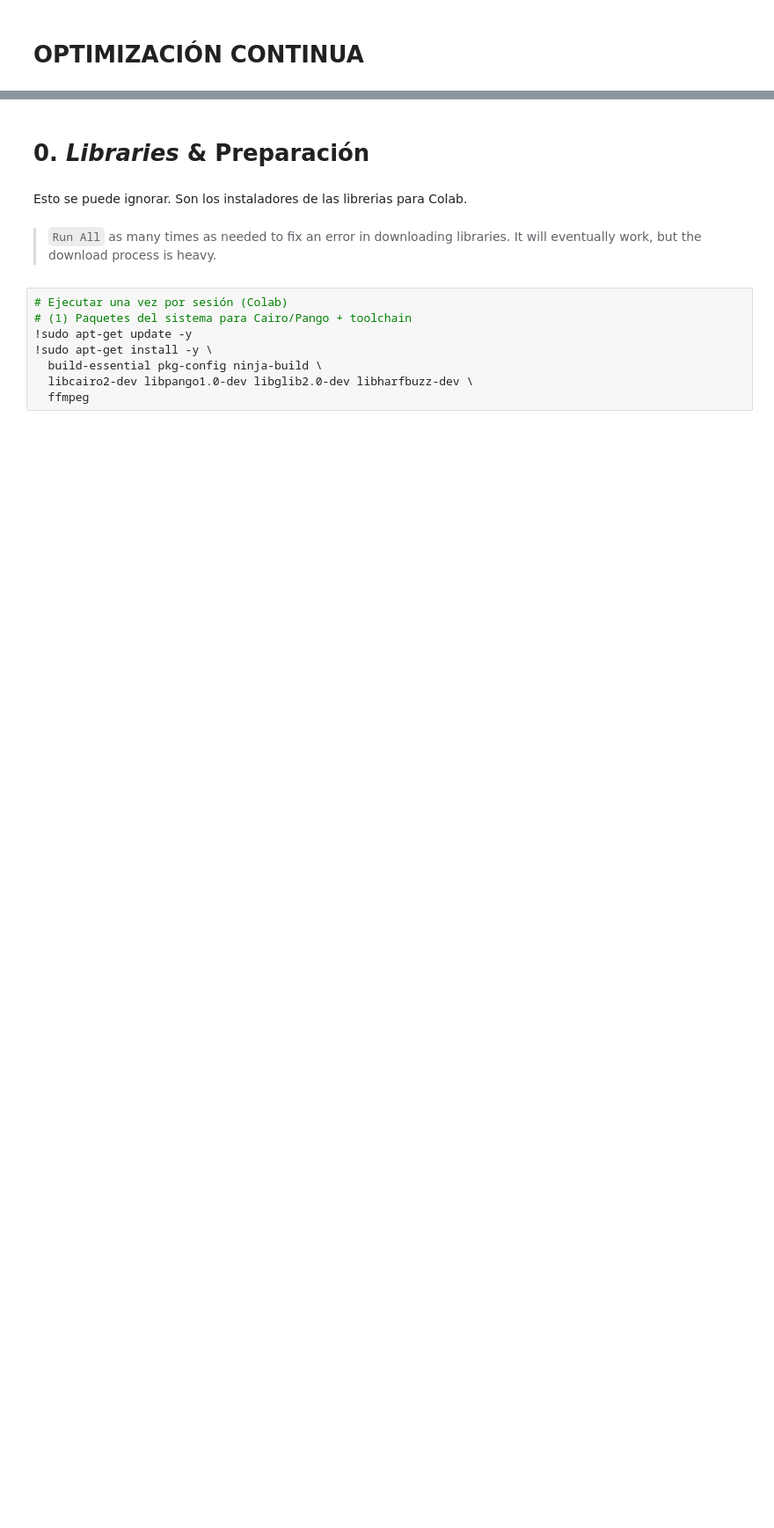
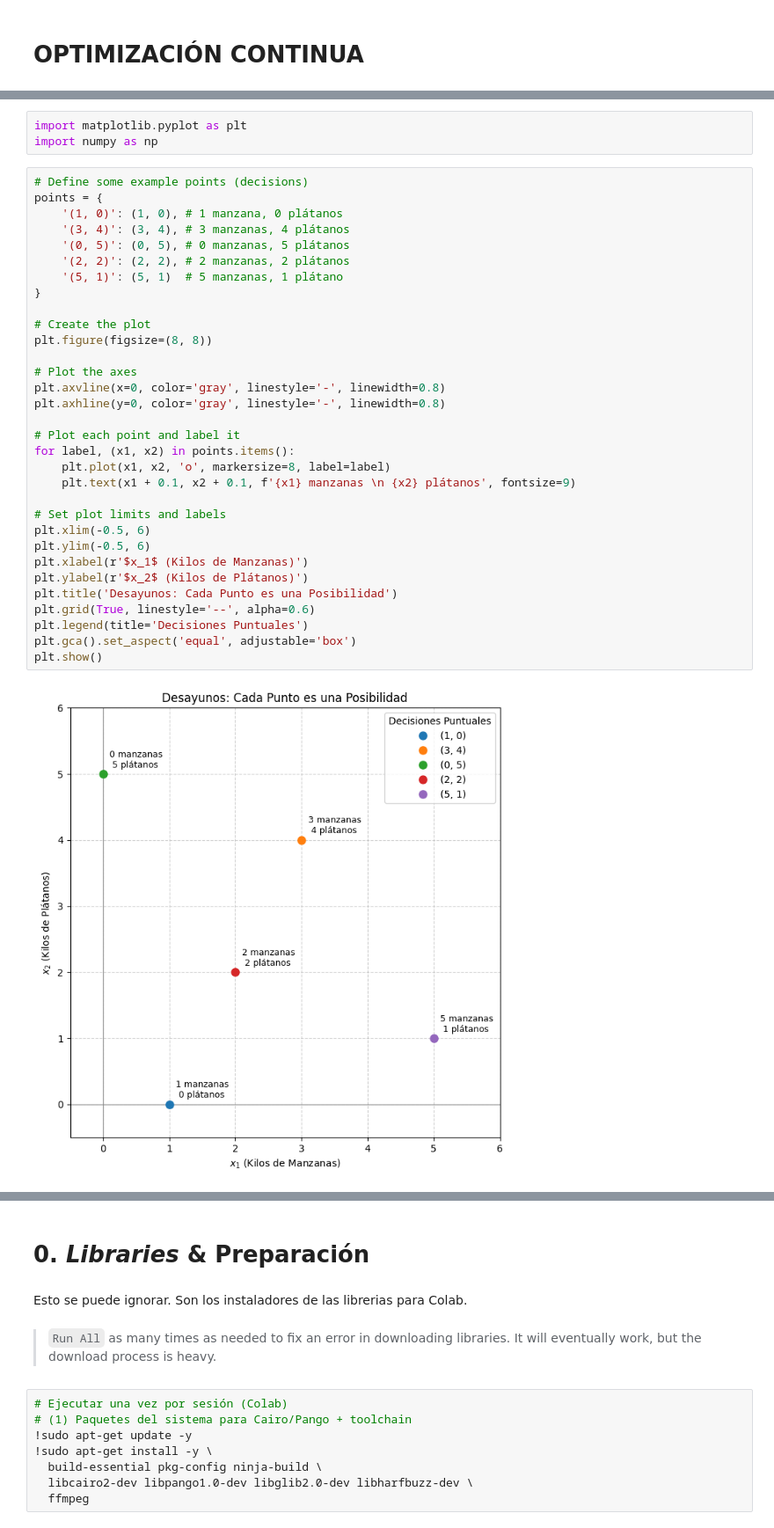
Before and after one commit to JulTob/Optimization, a Jupyter notebook: Optimization.ipynb, the cells around one changed output, grey strips where cells are left out. Shown at 88% size. Saved outputs shown, nothing was run; the diff lists cells and outputs as text; blank space fills up the shorter version.

```diff
--- a/Optimization.ipynb
+++ b/Optimization.ipynb
@@ -4,0 +176,37 @@
+# %%
+import matplotlib.pyplot as plt
+import numpy as np
+# %%
+# Define some example points (decisions)
+points = {
+    '(1, 0)': (1, 0), # 1 manzana, 0 plátanos
+    '(3, 4)': (3, 4), # 3 manzanas, 4 plátanos
+    '(0, 5)': (0, 5), # 0 manzanas, 5 plátanos
+    '(2, 2)': (2, 2), # 2 manzanas, 2 plátanos
+    '(5, 1)': (5, 1)  # 5 manzanas, 1 plátano
+}
+
+# Create the plot
+plt.figure(figsize=(8, 8))
+
+# Plot the axes
+plt.axvline(x=0, color='gray', linestyle='-', linewidth=0.8)
+plt.axhline(y=0, color='gray', linestyle='-', linewidth=0.8)
+
+# Plot each point and label it
+for label, (x1, x2) in points.items():
+    plt.plot(x1, x2, 'o', markersize=8, label=label)
+    plt.text(x1 + 0.1, x2 + 0.1, f'{x1} manzanas \n {x2} plátanos', fontsize=9)
+
+# Set plot limits and labels
+plt.xlim(-0.5, 6)
+plt.ylim(-0.5, 6)
+plt.xlabel(r'$x_1$ (Kilos de Manzanas)')
+plt.ylabel(r'$x_2$ (Kilos de Plátanos)')
+plt.title('Desayunos: Cada Punto es una Posibilidad')
+plt.grid(True, linestyle='--', alpha=0.6)
+plt.legend(title='Decisiones Puntuales')
+plt.gca().set_aspect('equal', adjustable='box')
+plt.show()
+# %% [output]
+[figure, added]
```
Also changed, not shown: parts of 29 cells of this notebook.
